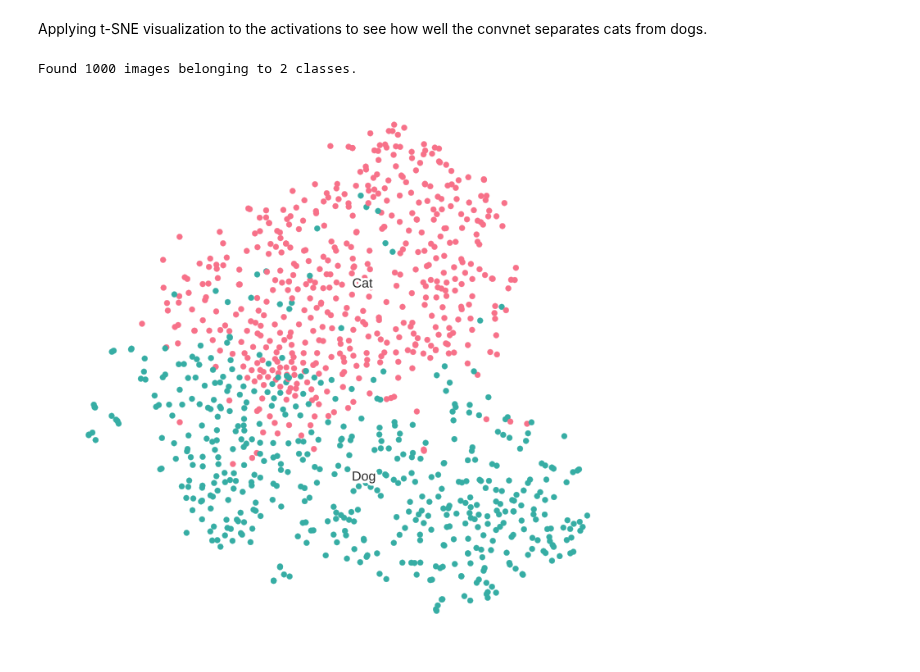
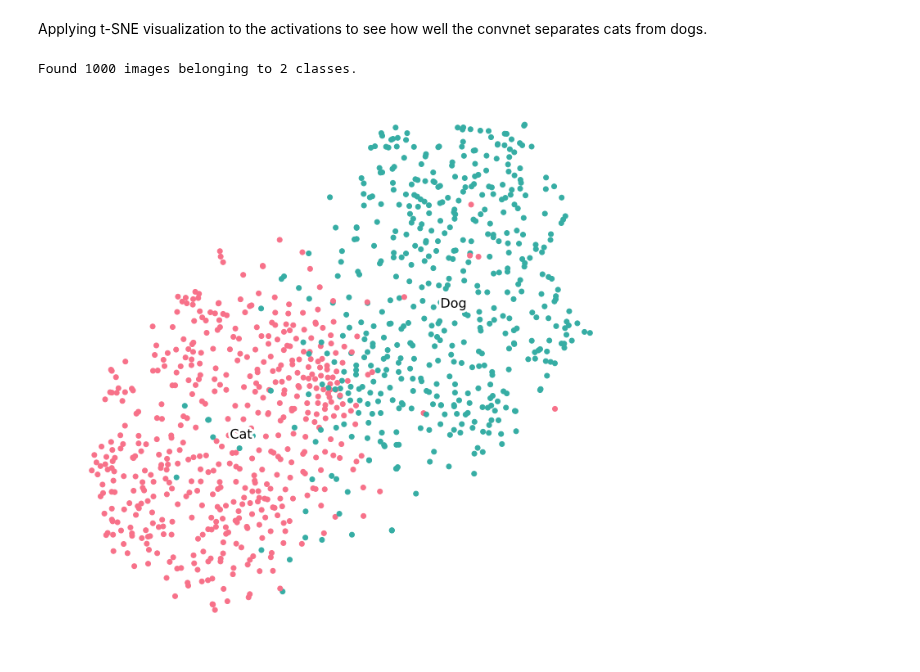
Before and after one commit to rvalienter90/UCF, a Jupyter notebook: CAP-5610_MACHINE LEARNING/HW3/HW3.ipynb, the cells around one changed output. Cells and saved outputs as stored; diff of their text form; code cells hidden in the pictures.

```diff
--- a/CAP-5610_MACHINE LEARNING/HW3/HW3.ipynb
+++ b/CAP-5610_MACHINE LEARNING/HW3/HW3.ipynb
@@ -1261,7 +1524,7 @@ Found 1000 images belonging to 2 classes.
 # %% [markdown]
 Applying  t-SNE visualization to the activations to see how well the convnet separates cats from dogs.
 # %%
-tSNE_visualization(validation_dir,model_name='cats_and_dogs_p2a.h5',layer_name='flatten_15')
+tSNE_visualization(validation_dir,model_name='cats_and_dogs_p2avgg19.h5',layer_name='flatten_3')
 # %% [output]
 Found 1000 images belonging to 2 classes.
-[figure, old version]
+[figure, new version]
```
Also changed, not shown: parts of 34 cells of this notebook.
